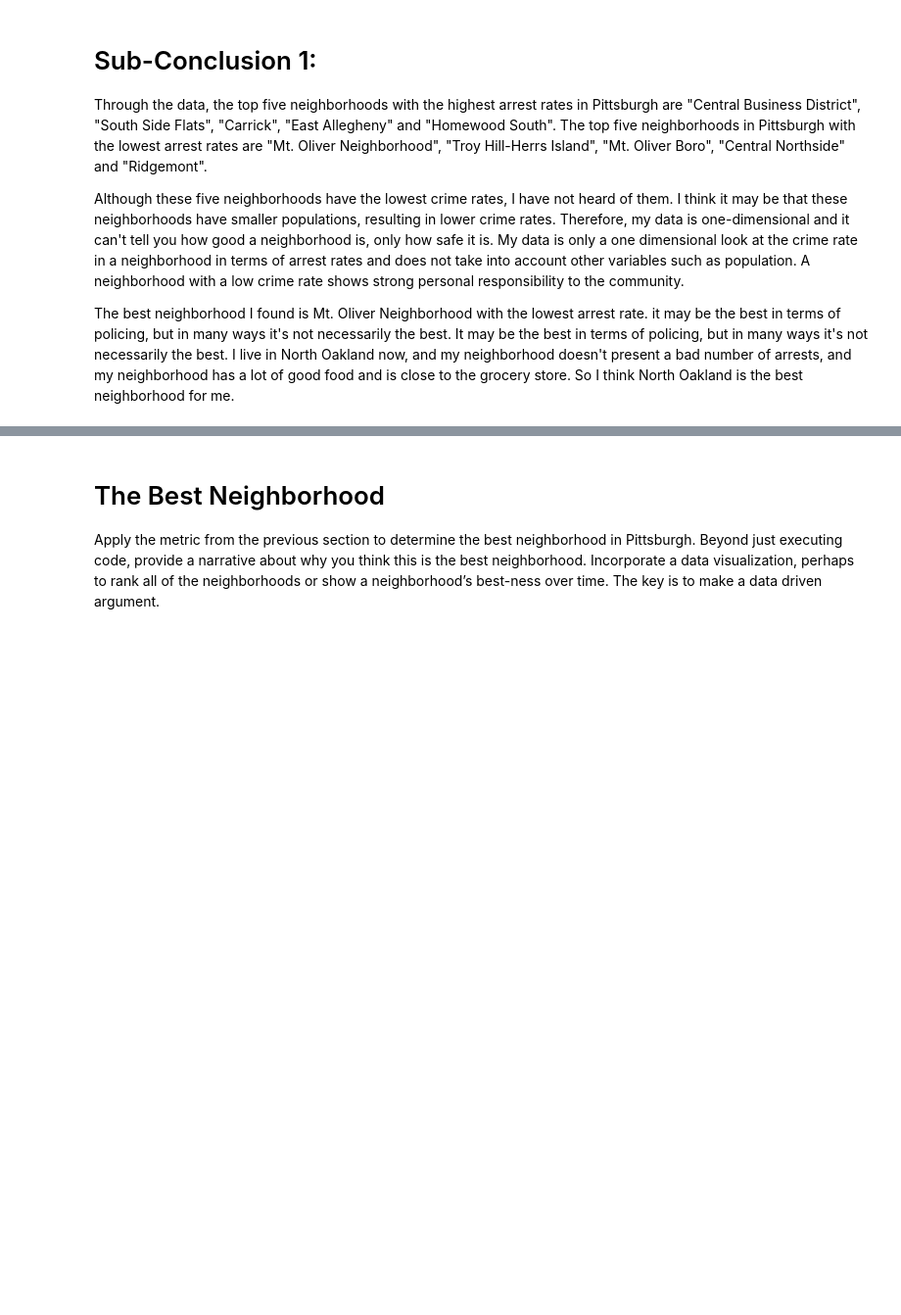
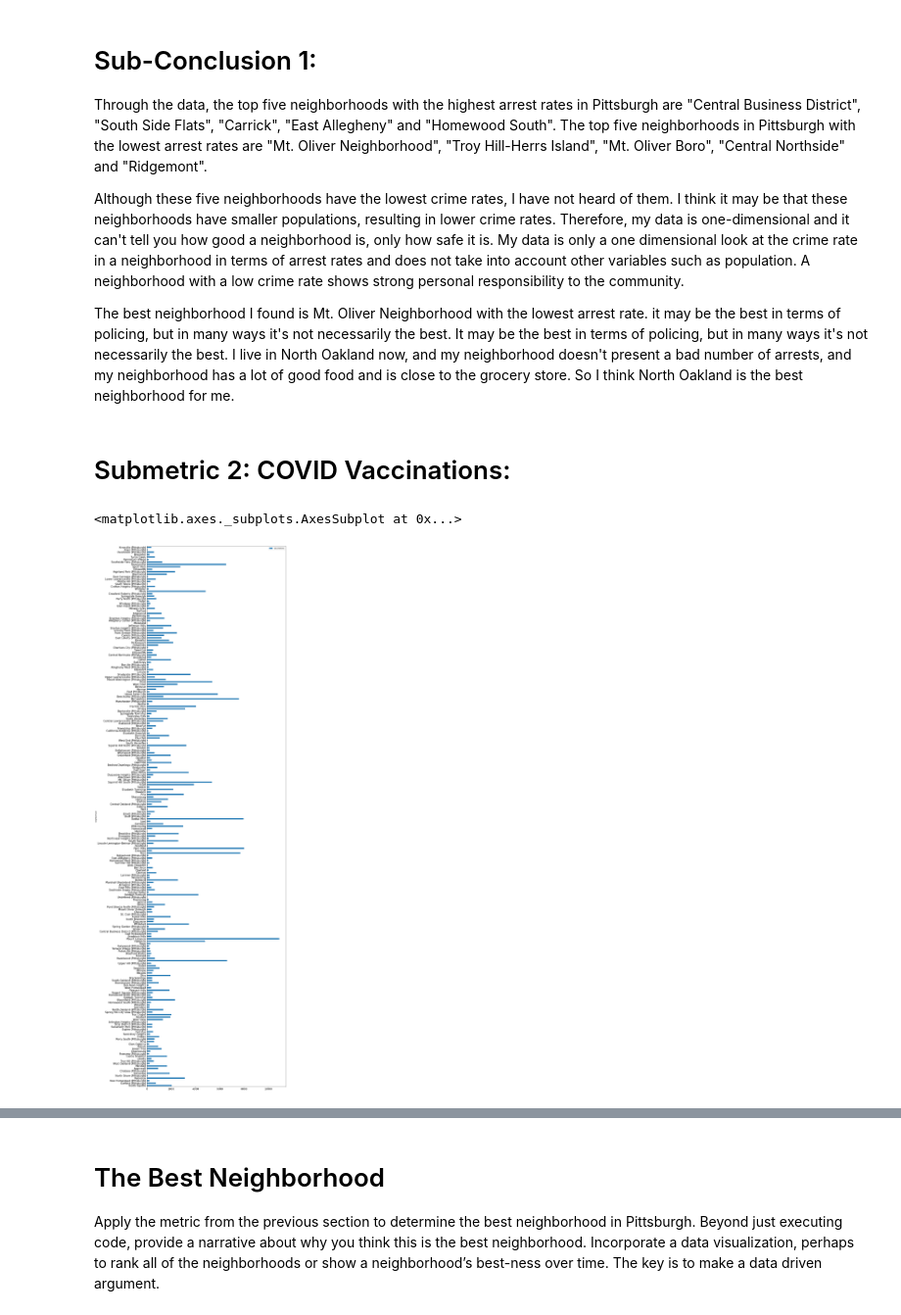
Before and after one commit to Cheggrett/CMPINF0010_Final, a Jupyter notebook: FinalProject.ipynb, the cells around one changed output, grey strips where cells are left out. Shown at 98% size. Drawn from its saved outputs; the diff is of its cells as text; code cells hidden in the pictures; blank space fills up the shorter version.

```diff
--- a/FinalProject.ipynb
+++ b/FinalProject.ipynb
@@ -89,3 +89,27 @@ Through the data, the top five neighborhoods with the highest arrest rates in Pi
 Although these five neighborhoods have the lowest crime rates, I have not heard of them. I think it may be that these neighborhoods have smaller populations, resulting in lower crime rates. Therefore, my data is one-dimensional and it can't tell you how good a neighborhood is, only how safe it is. My data is only a one dimensional look at the crime rate in a neighborhood in terms of arrest rates and does not take into account other variables such as population. A neighborhood with a low crime rate shows strong personal responsibility to the community.
 
 The best neighborhood I found is Mt. Oliver Neighborhood with the lowest arrest rate. it may be the best in terms of policing, but in many ways it's not necessarily the best. It may be the best in terms of policing, but in many ways it's not necessarily the best. I live in North Oakland now, and my neighborhood doesn't present a bad number of arrests, and my neighborhood has a lot of good food and is close to the grocery store. So I think North Oakland is the best neighborhood for me.
+# %% [markdown]
+# Submetric 2: COVID Vaccinations:
+# %%
+import pandas as pd
+import numpy as np
+%matplotlib inline
+import matplotlib.pyplot as plt
+
+data = pd.read_csv("vaccine.csv")
+dictary = {}
+
+for index, row in data.iterrows():
+    if row.neighborhood_municipality not in dictary:
+        dictary[row.neighborhood_municipality] = row.bivalent_booster
+    else:
+        dictary[row.neighborhood_municipality] += row.bivalent_booster
+
+final = pd.DataFrame(dictary.items(), columns=['neighborhood', 'vaccinations'])
+final.head()
+
+final.plot(kind = 'barh', x = 'neighborhood', y = 'vaccinations', figsize=(15,60), fontsize = 15)
+# %% [output]
+<matplotlib.axes._subplots.AxesSubplot at 0x...>
+[figure, added]
```
Also changed, not shown: parts of 1 cell of this notebook.
